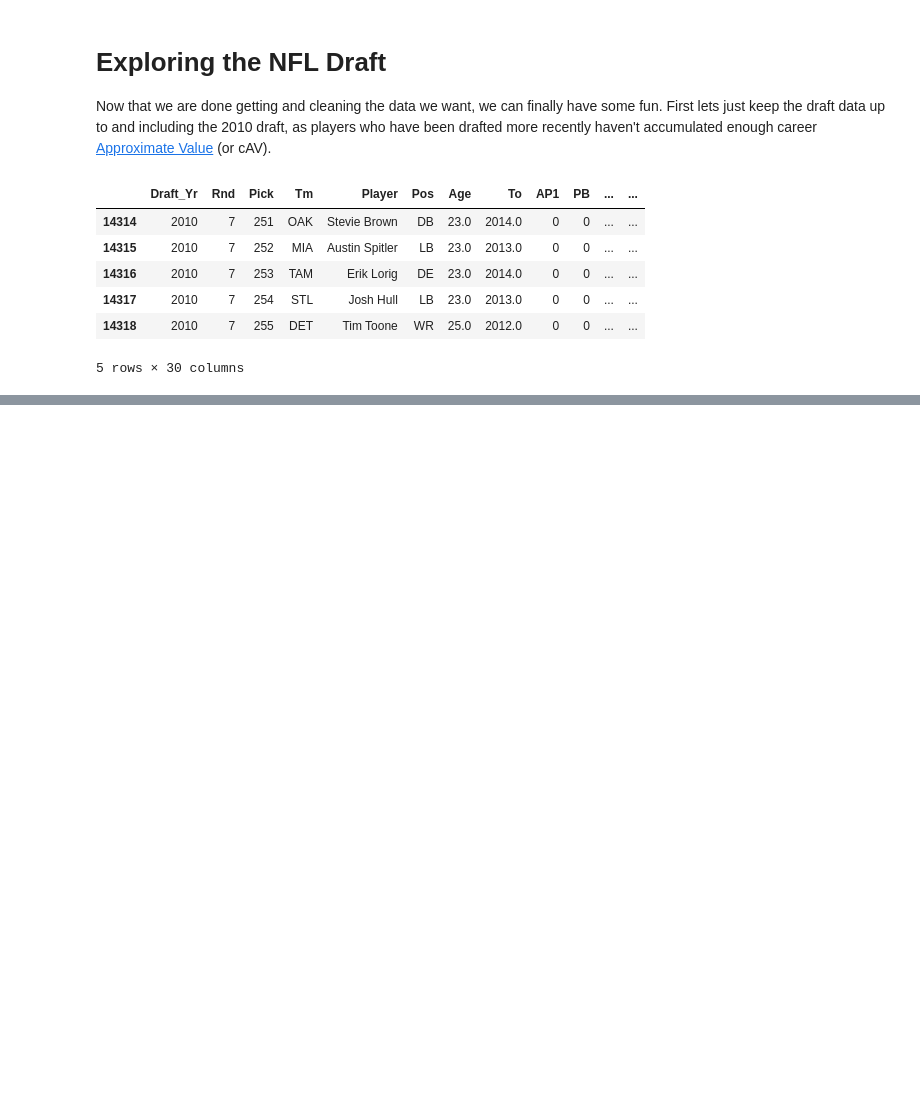
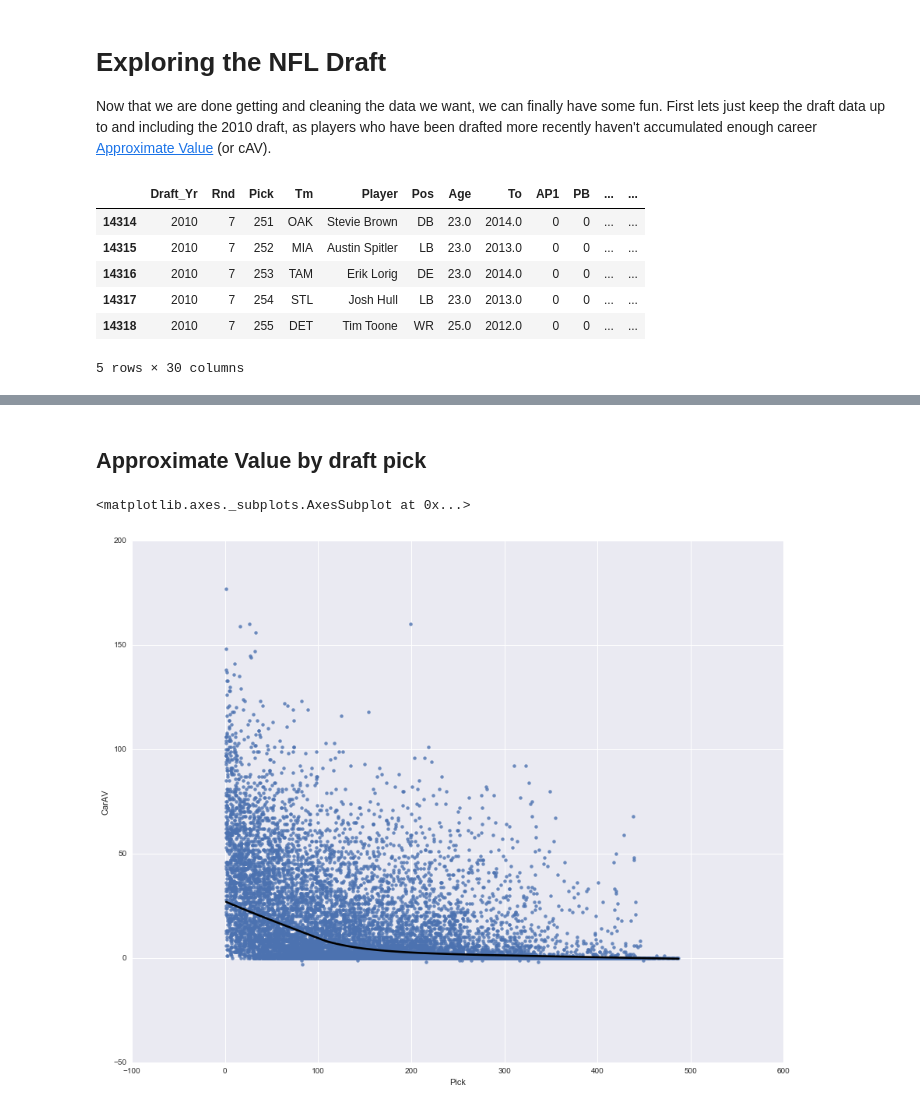
Before and after one commit to savvastj/nfl_draft, a Jupyter notebook: Exploring the NFL Draft with Python.ipynb, the cells around one changed output, grey strips where cells are left out. Saved outputs shown, nothing was run; the diff lists cells and outputs as text; code cells hidden in the pictures; blank space fills up the shorter version.

```diff
--- a/Exploring the NFL Draft with Python.ipynb
+++ b/Exploring the NFL Draft with Python.ipynb
@@ -415,0 +467,8 @@ draft_df_2010.tail() # we see that the last draft is
+# %% [markdown]
+## Approximate Value by draft pick
+# %%
+sns.regplot(draft_df_2010.Pick, draft_df_2010.CarAV, lowess=True,
+            line_kws={"color": "black"})
+# %% [output]
+<matplotlib.axes._subplots.AxesSubplot at 0x...>
+[figure, added]
```
Also changed, not shown: parts of 13 cells of this notebook, 1 other file.
